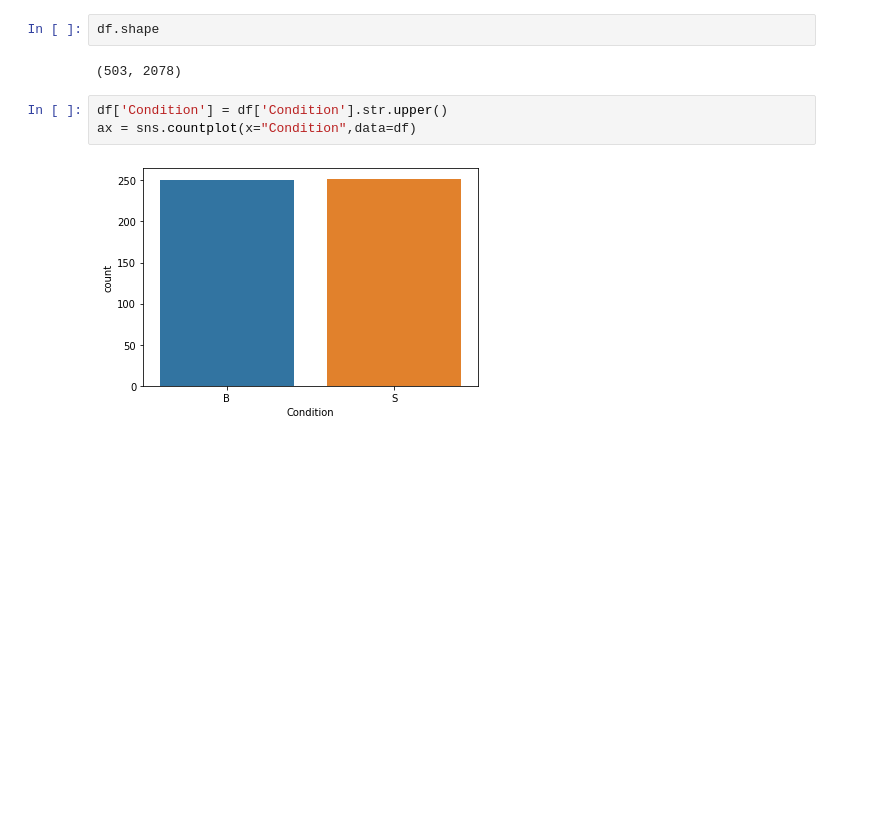
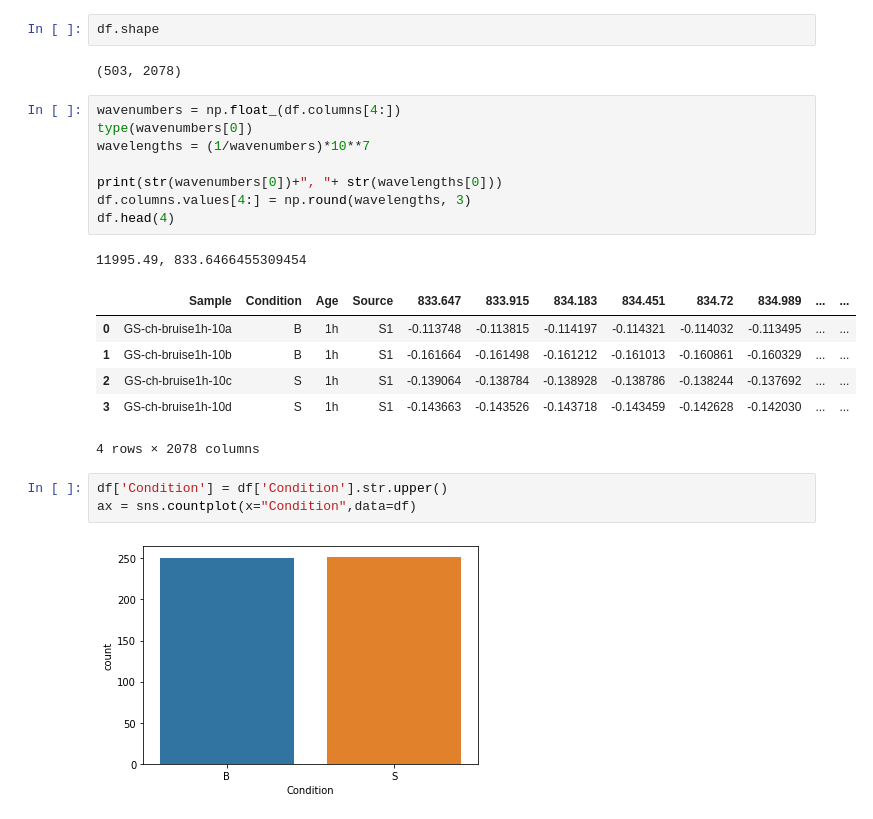
Before and after one commit to eahussein/apple_classification, a Jupyter notebook: workF_ml_1000.ipynb, the cells around one changed output. Saved outputs shown, nothing was run; the diff lists cells and outputs as text; blank space fills up the shorter version.

```diff
--- a/workF_ml_1000.ipynb
+++ b/workF_ml_1000.ipynb
@@ -26,6 +26,22 @@ df = pd.read_excel('/users/hussein/source/apple_classification/data/Detect-GS.xl
 df.shape
 # %% [output]
 (503, 2078)
+# %%
+wavenumbers = np.float_(df.columns[4:])
+type(wavenumbers[0])
+wavelengths = (1/wavenumbers)*10**7
+
+print(str(wavenumbers[0])+", "+ str(wavelengths[0]))
+df.columns.values[4:] = np.round(wavelengths, 3)
+df.head(4)
+# %% [output]
+11995.49, 833.6466455309454
+|  | Sample | Condition | Age | Source | 833.647 | 833.915 | 834.183 | 834.451 | 834.72 | 834.989 | ... | ... |
+| 0 | GS-ch-bruise1h-10a | B | 1h | S1 | -0.113748 | -0.113815 | -0.114197 | -0.114321 | -0.114032 | -0.113495 | ... | ... |
+| 1 | GS-ch-bruise1h-10b | B | 1h | S1 | -0.161664 | -0.161498 | -0.161212 | -0.161013 | -0.160861 | -0.160329 | ... | ... |
+| 2 | GS-ch-bruise1h-10c | S | 1h | S1 | -0.139064 | -0.138784 | -0.138928 | -0.138786 | -0.138244 | -0.137692 | ... | ... |
+| 3 | GS-ch-bruise1h-10d | S | 1h | S1 | -0.143663 | -0.143526 | -0.143718 | -0.143459 | -0.142628 | -0.142030 | ... | ... |
+4 rows × 2078 columns
 # %%
 df['Condition'] = df['Condition'].str.upper()
 ax = sns.countplot(x="Condition",data=df)
```
Also changed, not shown: parts of 12 cells of this notebook, 2 other files.
